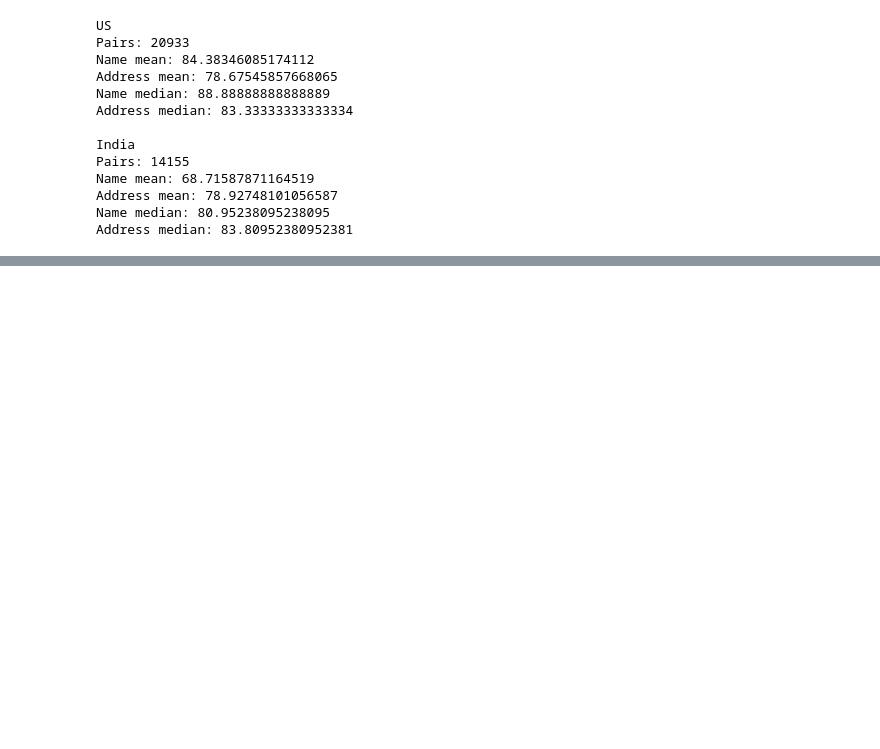
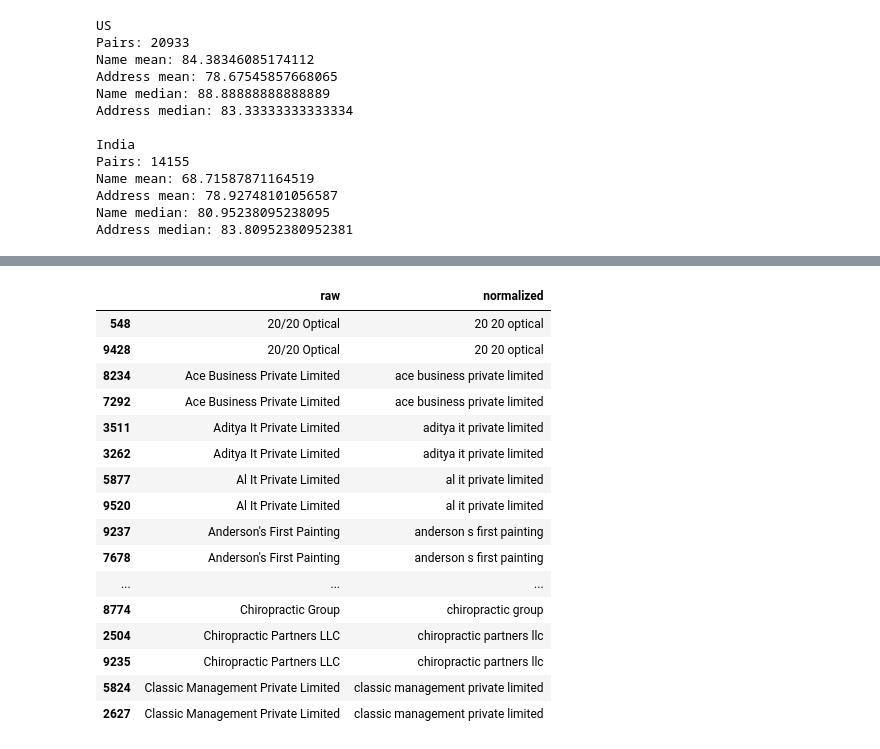
Before and after one commit to Phenominer/MLchallenge, a Jupyter notebook: notebooks/eda.ipynb, the cells around one changed output, grey strips where cells are left out. Saved outputs shown, nothing was run; the diff lists cells and outputs as text; code cells hidden in the pictures; blank space fills up the shorter version.

```diff
--- a/notebooks/eda.ipynb
+++ b/notebooks/eda.ipynb
@@ -1772,0 +3530,27 @@ Address median: 83.80952380952381
+# %%
+collision_examples = (
+    s1_name
+    .groupby("normalized")
+    .filter(lambda x: len(x) > 1)
+    .sort_values("normalized")
+)
+
+display(collision_examples.head(50))
+# %% [output]
+|  | raw | normalized |
+| 548 | 20/20 Optical | 20 20 optical |
+| 9428 | 20/20 Optical | 20 20 optical |
+| 8234 | Ace Business Private Limited | ace business private limited |
+| 7292 | Ace Business Private Limited | ace business private limited |
+| 3511 | Aditya It Private Limited | aditya it private limited |
+| 3262 | Aditya It Private Limited | aditya it private limited |
+| 5877 | Al It Private Limited | al it private limited |
+| 9520 | Al It Private Limited | al it private limited |
+| 9237 | Anderson's First Painting | anderson s first painting |
+| 7678 | Anderson's First Painting | anderson s first painting |
+| ... | ... | ... |
+| 8774 | Chiropractic Group | chiropractic group |
+| 2504 | Chiropractic Partners LLC | chiropractic partners llc |
+| 9235 | Chiropractic Partners LLC | chiropractic partners llc |
+| 5824 | Classic Management Private Limited | classic management private limited |
+| 2627 | Classic Management Private Limited | classic management private limited |
```
Also changed, not shown: parts of 44 cells of this notebook.
